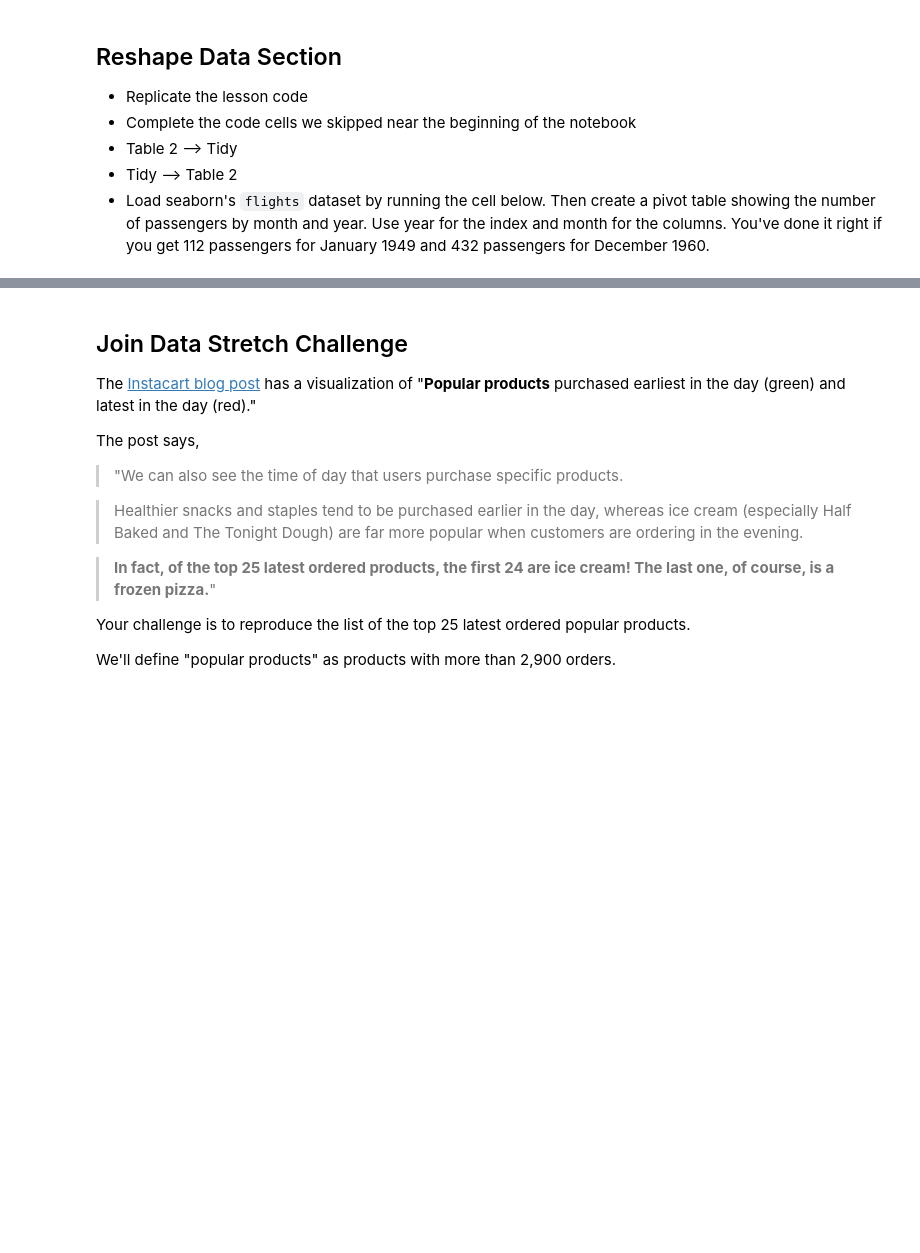
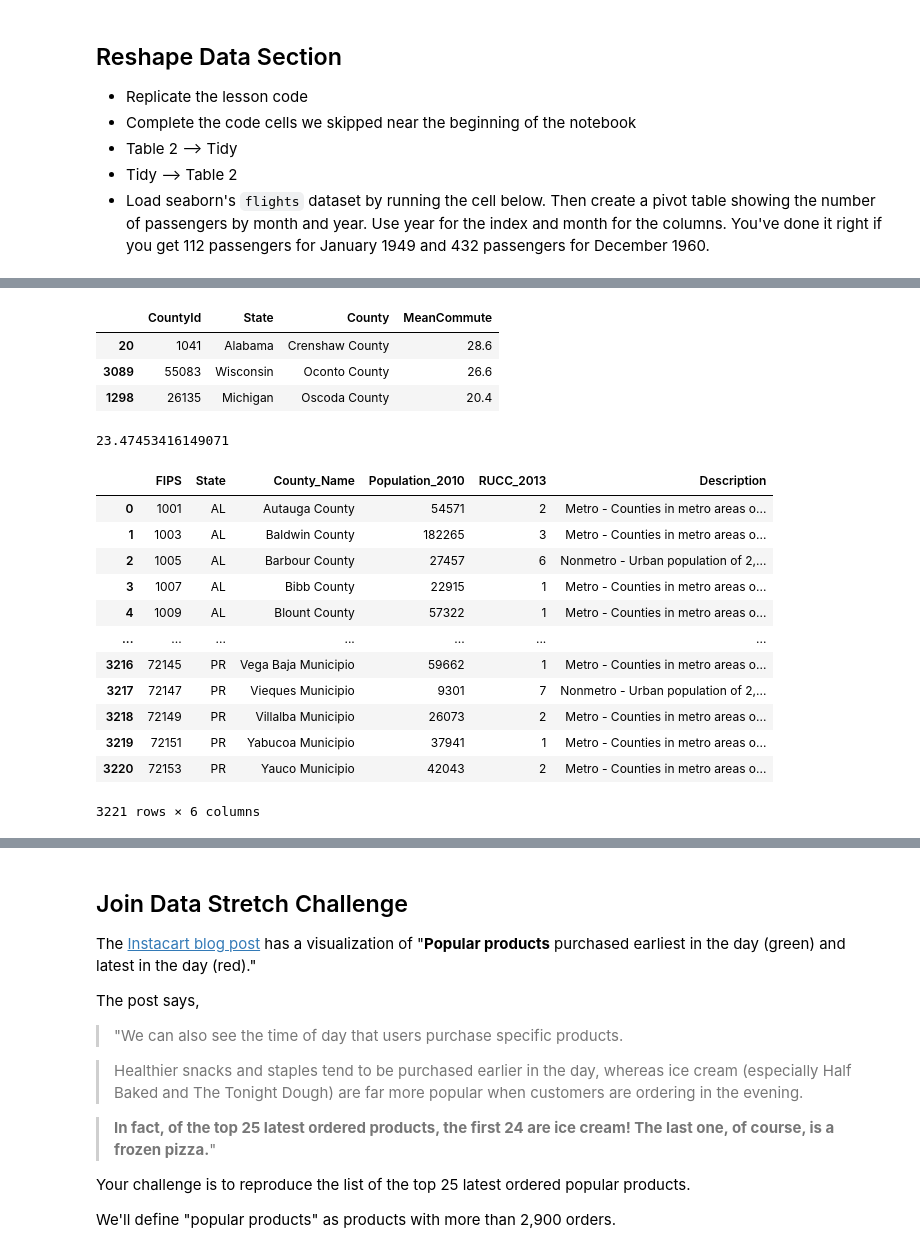
Before and after one commit to gomlfx/CodeSearchNet, a Jupyter notebook: LS_DS_113_Join_and_Reshape_Data_Assignment_Mike_Smith.ipynb, the cells around one changed output, grey strips where cells are left out. Cells and saved outputs as stored; diff of their text form; code cells hidden in the pictures; blank space fills up the shorter version.

```diff
--- a/LS_DS_113_Join_and_Reshape_Data_Assignment_Mike_Smith.ipynb
+++ b/LS_DS_113_Join_and_Reshape_Data_Assignment_Mike_Smith.ipynb
@@ -334,0 +672,31 @@ NameError: ignored
+# %%
+commute=census[['CountyId', 'State','County','MeanCommute']]
+commute.sample(3)
+# %% [output]
+|  | CountyId | State | County | MeanCommute |
+| 20 | 1041 | Alabama | Crenshaw County | 28.6 |
+| 3089 | 55083 | Wisconsin | Oconto County | 26.6 |
+| 1298 | 26135 | Michigan | Oscoda County | 20.4 |
+# %%
+commute['MeanCommute'].mean()
+# %% [output]
+23.47453416149071
+# %%
+#let's add some data from USDA
+source2='https://github.com/austinlasseter/dash-virginia-counties/blob/master/resources/ruralurbancodes2013.xls?raw=true'
+usda=pd.read_excel(source2)
+usda
+# %% [output]
+|  | FIPS | State | County_Name | Population_2010 | RUCC_2013 | Description |
+| 0 | 1001 | AL | Autauga County | 54571 | 2 | Metro - Counties in metro areas o... |
+| 1 | 1003 | AL | Baldwin County | 182265 | 3 | Metro - Counties in metro areas o... |
+| 2 | 1005 | AL | Barbour County | 27457 | 6 | Nonmetro - Urban population of 2,... |
+| 3 | 1007 | AL | Bibb County | 22915 | 1 | Metro - Counties in metro areas o... |
+| 4 | 1009 | AL | Blount County | 57322 | 1 | Metro - Counties in metro areas o... |
+| ... | ... | ... | ... | ... | ... | ... |
+| 3216 | 72145 | PR | Vega Baja Municipio | 59662 | 1 | Metro - Counties in metro areas o... |
+| 3217 | 72147 | PR | Vieques Municipio | 9301 | 7 | Nonmetro - Urban population of 2,... |
+| 3218 | 72149 | PR | Villalba Municipio | 26073 | 2 | Metro - Counties in metro areas o... |
+| 3219 | 72151 | PR | Yabucoa Municipio | 37941 | 1 | Metro - Counties in metro areas o... |
+| 3220 | 72153 | PR | Yauco Municipio | 42043 | 2 | Metro - Counties in metro areas o... |
+3221 rows × 6 columns
```
Also changed, not shown: parts of 57 cells of this notebook.
